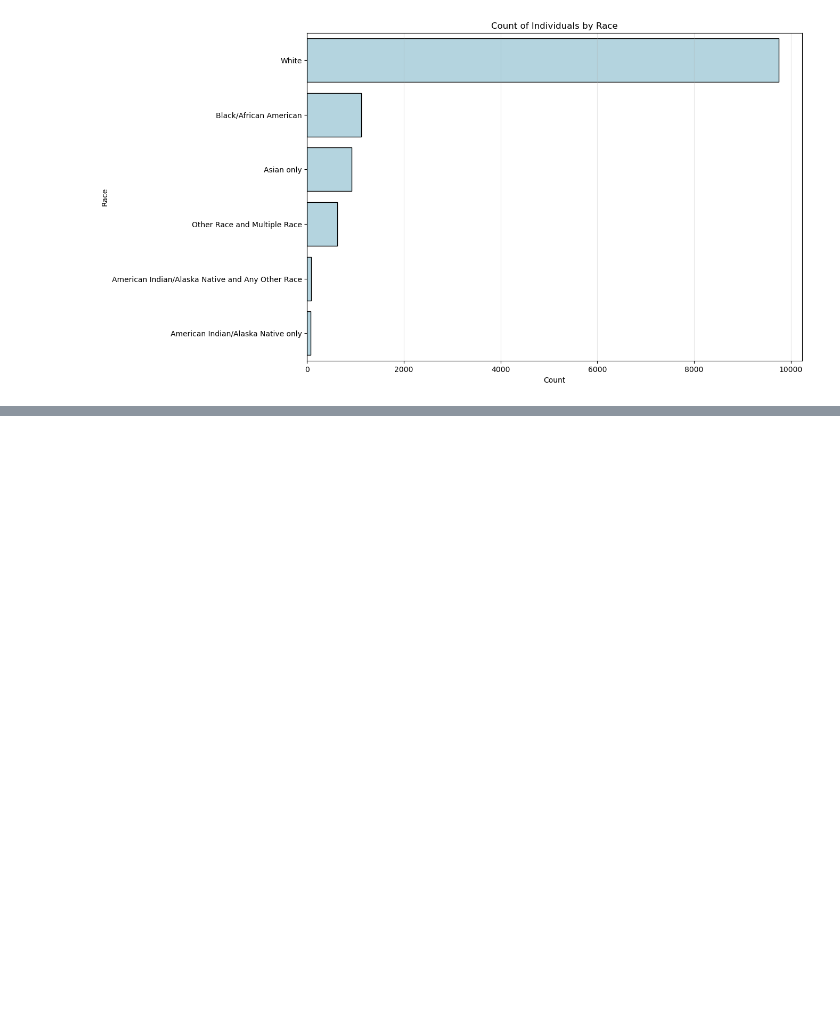
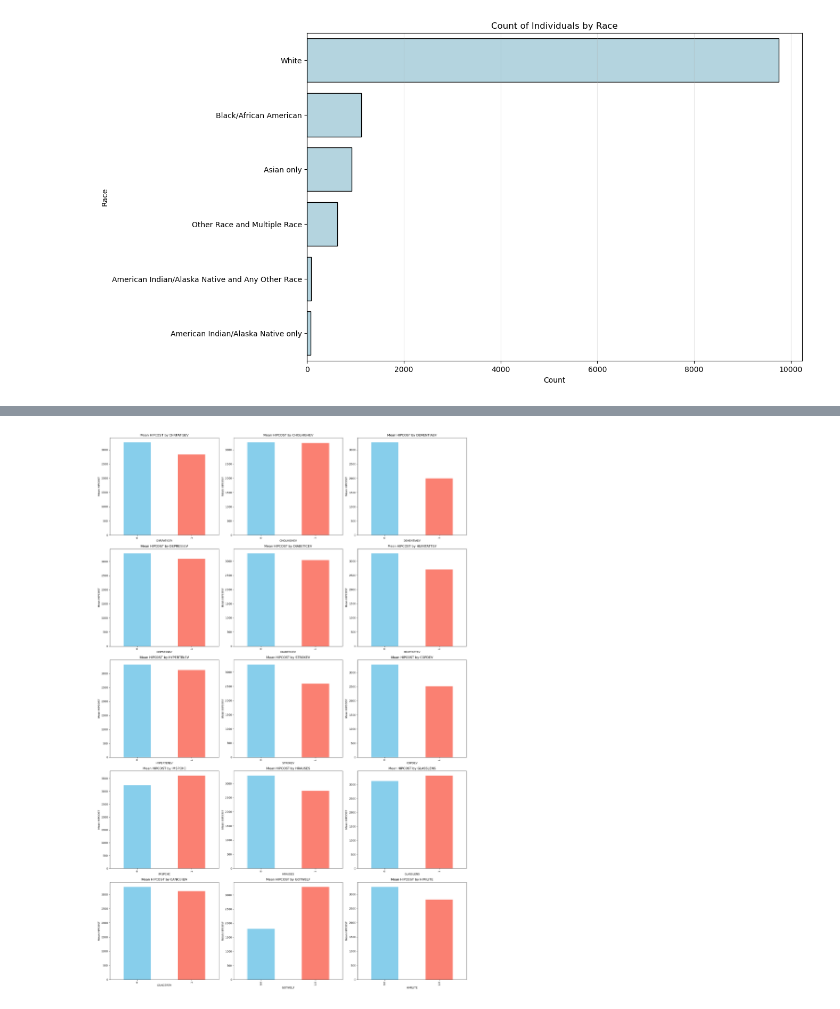
Before and after one commit to evapa1/cs1090afinalproj, a Jupyter notebook: debugged2.ipynb, the cells around one changed output, grey strips where cells are left out. Drawn from its saved outputs; the diff is of its cells as text; code cells hidden in the pictures; blank space fills up the shorter version.

```diff
--- a/debugged2.ipynb
+++ b/debugged2.ipynb
@@ -321,0 +350,16 @@ plt.show()
+# %%
+fig, axes = plt.subplots(nrows=5, ncols=3, figsize=(20, 30))
+axes = axes.ravel()
+
+start_idx = 18
+for i, predictor in enumerate(binary_predictors[start_idx:start_idx + 18]):
+    mean_cost = df.groupby(predictor)['HIPCOST'].mean()
+    mean_cost.plot(kind='bar', color=['skyblue', 'salmon'], ax=axes[i])
+    axes[i].set_title(f'Mean HIPCOST by {predictor}')
+    axes[i].set_xlabel(predictor)
+    axes[i].set_ylabel('Mean HIPCOST')
+
+plt.tight_layout()
+plt.show()
+# %% [output]
+[figure, added]
```
Also changed, not shown: parts of 9 cells of this notebook.
